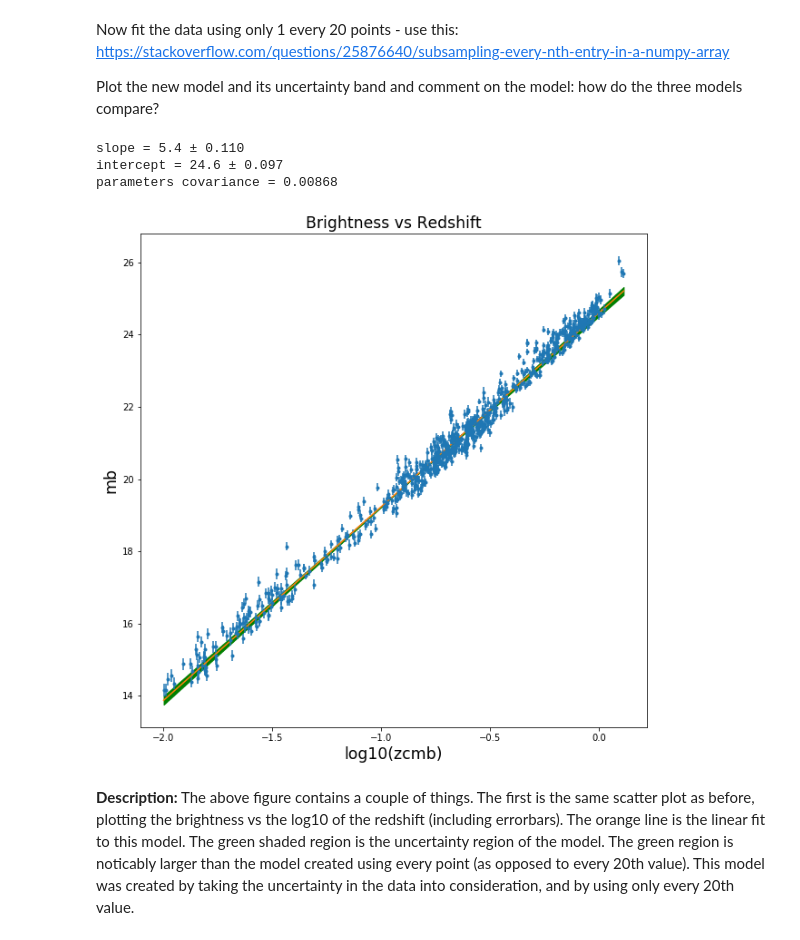
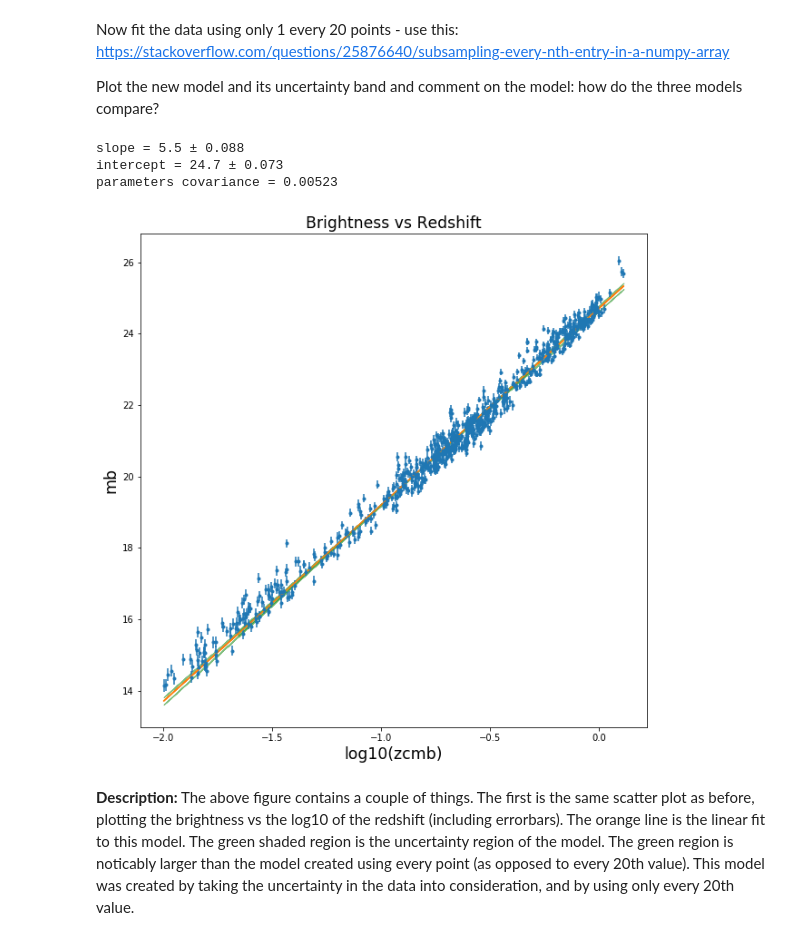
Before and after one commit to DesiPilla/DSPS_dPilla, a Jupyter notebook: HW6/SNdataLineFit.ipynb, the cells around one changed output. Drawn from its saved outputs; the diff is of its cells as text; code cells hidden in the pictures.

```diff
--- a/HW6/SNdataLineFit.ipynb
+++ b/HW6/SNdataLineFit.ipynb
@@ -236,35 +236,34 @@ Now fit the data using only 1 every 20 points - use this: https://stackoverflow.
 
 Plot the new model and its uncertainty band and comment on the model: how do the three models compare?
 # %%
-logZcmb = np.log10(zcmb)
-params, cov = curve_fit(line, logZcmb[1::20], mb[1::20])
-a3, b3 = params
-da3, db3 = np.sqrt(cov[0][0]), np.sqrt(cov[1][1])
+params3, cov3 = curve_fit(line, logZcmb[1::20], mb[1::20])
+a3, b3 = params3
+da3, db3 = np.sqrt(cov3[0][0]), np.sqrt(cov3[1][1])
 
 print("slope = %.1f \u00B1 %.3f" % (a3, da3))
 print("intercept = %.1f \u00B1 %.3f" % (b3, db3))
-print("parameters covariance = %.5f " % cov[0][1])
+print("parameters covariance = %.5f " % cov3[0][1])
 
 fig = plt.figure(figsize = (10, 10));
 ax = fig.add_subplot(1, 1, 1)
 ax.scatter(logZcmb, mb, s = 1)
 ax.errorbar(logZcmb, mb, xerr=None, yerr=uncertainty, fmt='.')
 
-modelMb = line(logZcmb, a3, b3)
-maxMb = line(logZcmb, a3 + da3, b3 + db3)
-minMb = line(logZcmb, a3 - da3, b3 - db3)
+modelMb3 = line(logZcmb, a3, b3)
+maxMb3 = line(logZcmb, a3 + da3, b3 + db3)
+minMb3 = line(logZcmb, a3 - da3, b3 - db3)
 
-ax.plot(logZcmb, modelMb)
-ax.fill_between(logZcmb, maxMb, minMb, color = 'green', alpha = 1)
+ax.plot(logZcmb, modelMb3)
+ax.fill_between(logZcmb, maxMb3, minMb3, color = 'green', alpha = 0.5)
 
 ax.set_title("Brightness vs Redshift", fontsize = "xx-large")
 ax.set_xlabel("log10(zcmb)", fontsize = "xx-large")
 ax.set_ylabel("mb", fontsize = "xx-large");
 # %% [output]
-slope = 5.4 ± 0.110
-intercept = 24.6 ± 0.097
-parameters covariance = 0.00868
+slope = 5.5 ± 0.088
+intercept = 24.7 ± 0.073
+parameters covariance = 0.00523
-[figure, old version]
+[figure, new version]
 # %% [markdown]
 **Description:** The above figure contains a couple of things. The first is the same scatter plot as before, plotting the brightness vs the log10 of the redshift (including errorbars). The orange line is the linear fit to this model. The green shaded region is the uncertainty region of the model. The green region is noticably larger than the model created using every point (as opposed to every 20th value). This model was created by taking the uncertainty in the data into consideration, and by using only every 20th value.
 # %% [markdown]
```
Also changed, not shown: parts of 17 cells of this notebook.
